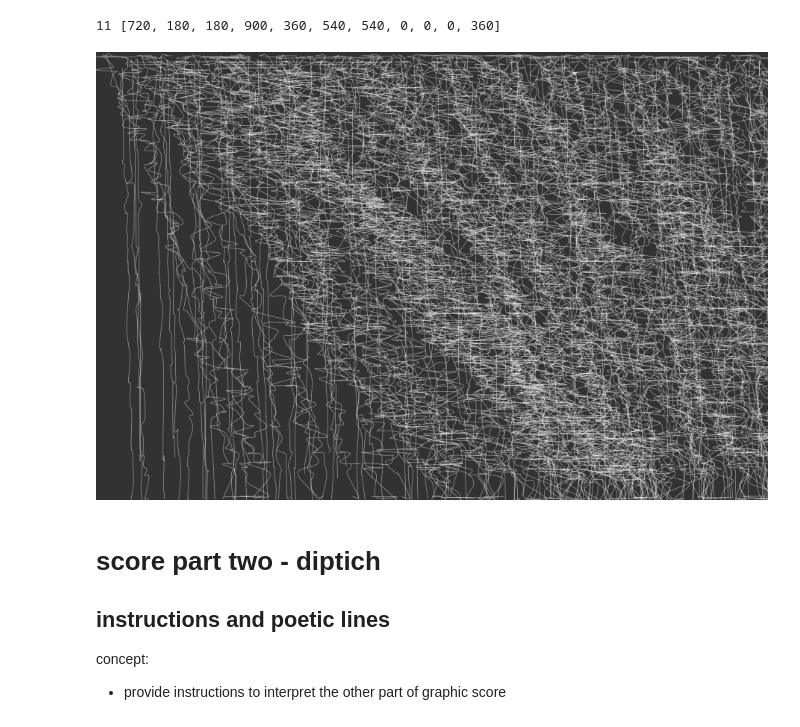
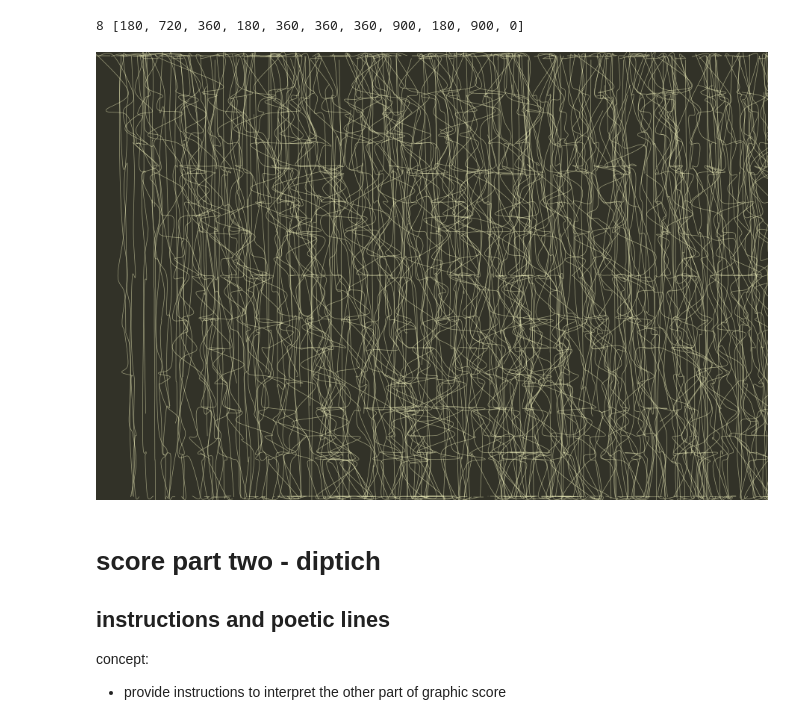
Before and after one commit to ybrow001/generative_graphic_score, a Jupyter notebook: graphic_score_081125.ipynb, the cells around one changed output. Drawn from its saved outputs; the diff is of its cells as text; code cells hidden in the pictures.

Commit message:
added more vartiation images

```diff
--- a/graphic_score_081125.ipynb
+++ b/graphic_score_081125.ipynb
@@ -11,9 +11,9 @@ create_canvas(900, 600)
 # background(50,50,40)
 # fill(255,255,200,200)
 # stroke(255,255,200,100)
-background(50,50,50)
-fill(255,255,255,125)
-stroke(255,255,255,125)
+background(50,50,40)
+fill(250,255,200,125)
+stroke(255,255,200,125)
 # stroke(150,200,100,233)
 stroke_weight(0.33)
 
@@ -31,8 +31,8 @@ def draw_line(x_bias, x_random, sum_lin):
         curve_vertex(x + x_random[i] + x_bias[i], sum_lin[i] + y_offset)
     end_shape()
 
-polyrhythm_nodes = [24, 27, 30, 33, 36, 40, 45] #[8,10,11,12,15] # 15:12:11:10:8 polyrhythm
-# [24, 27, 30, 33, 36, 40, 45]
+polyrhythm_nodes = [8,10,11,12,15] # 15:12:11:10:8 polyrhythm
+# [24,27,30,33,36,40,45] # full scale cluster ratios - 1 2 3 ^4 5 6 7
 line_calcs = []
 summed_line = []
 
@@ -271,36 +271,40 @@ draw_pass = 0
 def draw_passes():
     global x, y_offset, draw_pass, alpha_val
 
     x_init = 5
     x_offset = 0
 
     x = x_init
 
     dynamic_form(num_passes)
 
     while draw_pass < num_passes: # higher than division of ~line_spacing to cause overlap
         calc_lines()
 
         # alpha_val -= 5
         draw_circles()
 
-        save(f'images/per_pass_score/07_score_pass_24_polyrhythm_{draw_pass}.png') # save image for each pass
+        # save(f'images/per_pass_score/07_score_pass_24_polyrhythm_{draw_pass}.png') # save image for each pass
 
         draw_pass += 1
         x_offset += (line_spacing*1.104)/7 # adding some interesting displacement in overlap
         y_offset += random.uniform(-1, 3) # np.random.normal(1,2)
         x = x_init + x_offset
 
         # print(f"pass made {draw_pass}")
 
 # save('images/no_dotes_sparse_131115.png')
 
 draw_passes()
 
 show()
+
+# use numpy to make run quicker - good at proccessing values via arrays more quickly and effieciently than vanilla python
+# fix occasional spline error - usually coincides with higher numbers/ranges in random func params
+# possibly use perlin noise ("big clouds") to determine dynamics (or a new element - line dotting/breaking?)
 # %% [output]
-11 [720, 180, 180, 900, 360, 540, 540, 0, 0, 0, 360]
+8 [180, 720, 360, 180, 360, 360, 360, 900, 180, 900, 0]
-[figure, old version]
+[figure, new version]
 # %% [markdown]
 # score part two - diptich
 
```
Also changed, not shown: 4 other files.
